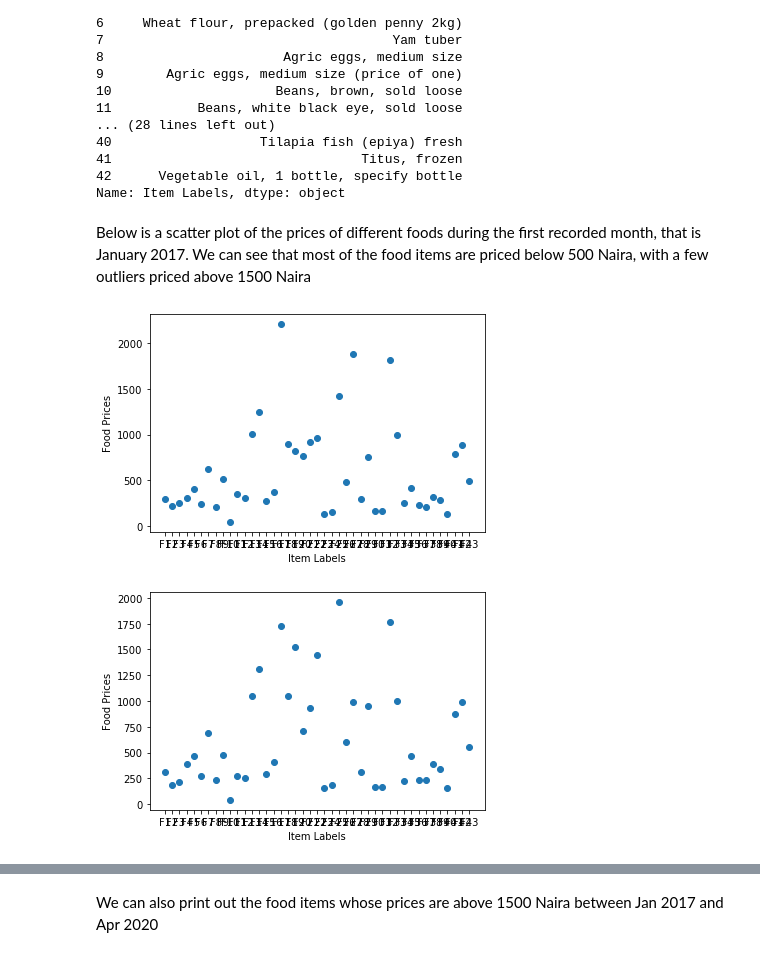
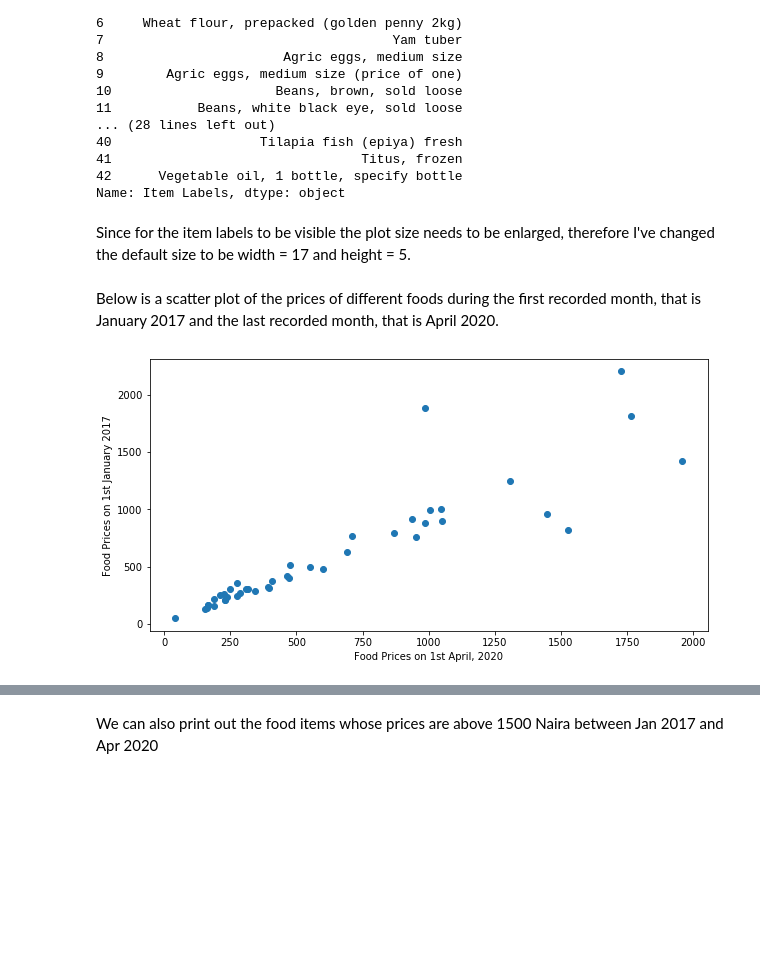
Before and after one commit to Ivynjambi/Jenga-Project, a Jupyter notebook: Analysis of selected food prices in Nigeria.ipynb, the cells around one changed output, grey strips where cells are left out. Drawn from its saved outputs; the diff is of its cells as text; code cells hidden in the pictures; blank space fills up the shorter version.

Commit message:
Modified the scatter plot description, and adjusted the figure size for easier visibility.

```diff
--- a/Analysis of selected food prices in Nigeria.ipynb
+++ b/Analysis of selected food prices in Nigeria.ipynb
@@ -117,20 +117,17 @@ food_prices["Item Labels"]
 Name: Item Labels, dtype: object
 # %%
 prices = pd.read_csv("foods.csv")
+# %% [markdown]
+Since for the item labels to be visible the plot size needs to be enlarged, therefore I've changed the default size to be width = 17 and height = 5.
+# %%
+plt.rcParams["figure.figsize"] = [17, 5]
 # %% [markdown]
-Below is a scatter plot of the prices of different foods during the first recorded month, that is January 2017.
-We can see that most of the food items are priced below 500 Naira, with a few outliers priced above 1500 Naira
+Below is a scatter plot of the prices of different foods during the first recorded month, that is January 2017 and the last recorded month, that is April 2020.
 # %%
-plt.scatter(prices["Item Labels"], prices["1-Jan-17"])
-plt.xlabel("Item Labels")
-plt.ylabel("Food Prices")
+plt.rcParams["figure.figsize"] = [10, 5]
+plt.scatter(prices["1-Apr-20"], prices["1-Jan-17"])
+plt.xlabel("Food Prices on 1st April, 2020")
+plt.ylabel("Food Prices on 1st January 2017")
 plt.show()
 # %% [output]
-[figure, old version]
+[figure, new version]
-# %%
-plt.scatter(prices["Item Labels"], prices["1-Apr-20"])
-plt.xlabel("Item Labels")
-plt.ylabel("Food Prices")
-plt.show()
-# %% [output]
-[figure, removed]
```
Also changed, not shown: parts of 6 cells of this notebook.
